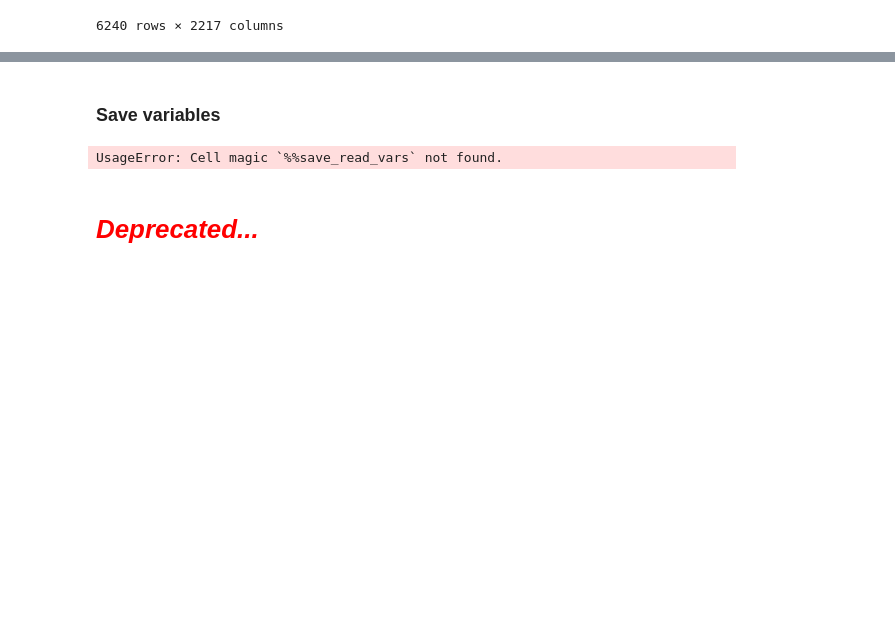
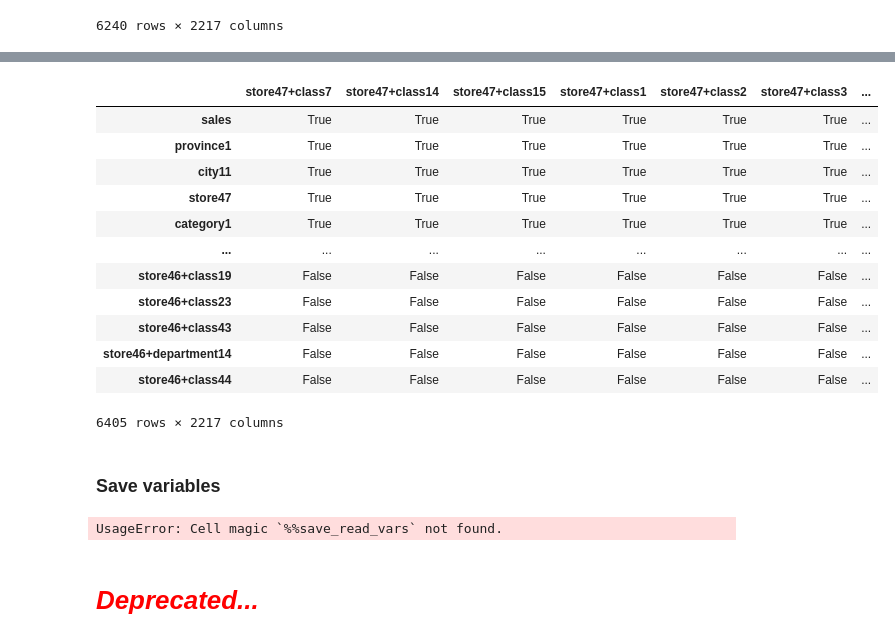
Before and after one commit to Abhishek-pv/Hierachial-Time-Series-Forecasting, a Jupyter notebook: notebook/aggregation-matrix.ipynb, the cells around one changed output, grey strips where cells are left out. Drawn from its saved outputs; the diff is of its cells as text; code cells hidden in the pictures; blank space fills up the shorter version.

Commit message:
Parsed column names to have terminal nodes only (not path to terminal node). Fixes #6.

```diff
--- a/notebook/aggregation-matrix.ipynb
+++ b/notebook/aggregation-matrix.ipynb
@@ -70,6 +70,7 @@ df
 # %%
 space_order = ['province', 'city', 'store']
 product_order = ['category', 'department', 'class']
+prefix = space_order[-1], product_order[-1]
 # %% [markdown]
 ### Refactoring into generic _methods_
 # %%
@@ -482,3 +468,34 @@ agg_combo
+# %%
+agg_combo = pd.concat([combined_df, cross_df])
+
+def parse_columns(colname):
+    """
+    Renames column by removing path information and retaining
+    only the terminal nodes. Extracting those elements in the path
+    that belong to terminal nodes in the hierarchical order. Exploits
+    the fact that that terminal nodes have the same prefix.
+    """
+
+    leaves = [node for node in colname.split("+") if node.startswith(prefix)]
+    return "+".join(leaves)
+
+agg_combo = agg_combo.rename(columns = parse_columns)
+
+agg_combo
+# %% [output]
+|  | store47+class7 | store47+class14 | store47+class15 | store47+class1 | store47+class2 | store47+class3 | ... |
+| sales | True | True | True | True | True | True | ... |
+| province1 | True | True | True | True | True | True | ... |
+| city11 | True | True | True | True | True | True | ... |
+| store47 | True | True | True | True | True | True | ... |
+| category1 | True | True | True | True | True | True | ... |
+| ... | ... | ... | ... | ... | ... | ... | ... |
+| store46+class19 | False | False | False | False | False | False | ... |
+| store46+class23 | False | False | False | False | False | False | ... |
+| store46+class43 | False | False | False | False | False | False | ... |
+| store46+department14 | False | False | False | False | False | False | ... |
+| store46+class44 | False | False | False | False | False | False | ... |
+6405 rows × 2217 columns
 # %% [markdown]
 ### Save variables
 # %%
```
Also changed, not shown: parts of 2 cells of this notebook.
